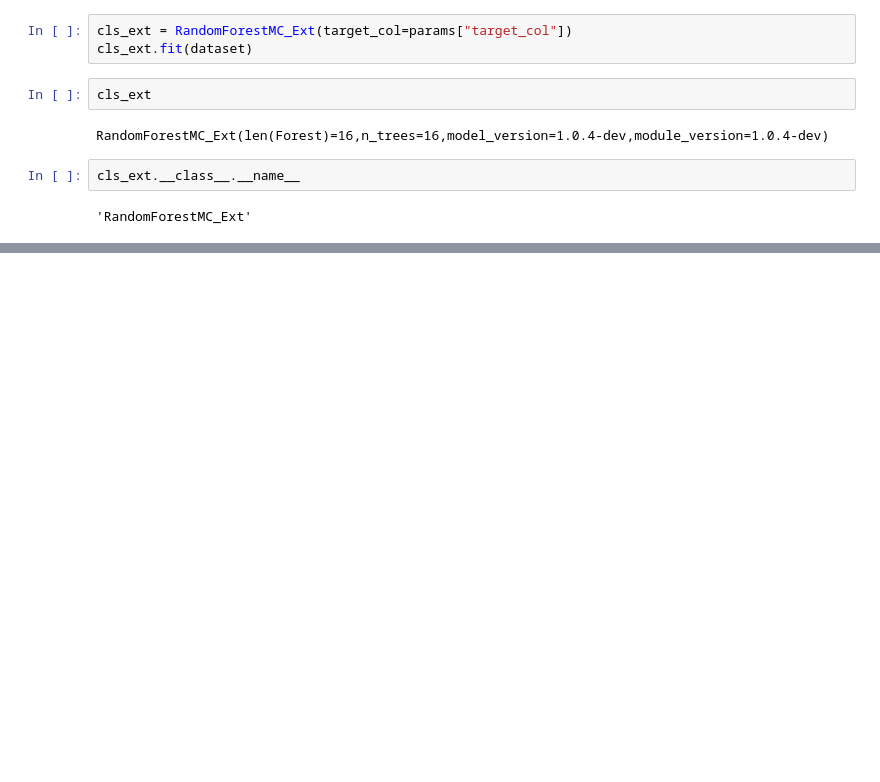
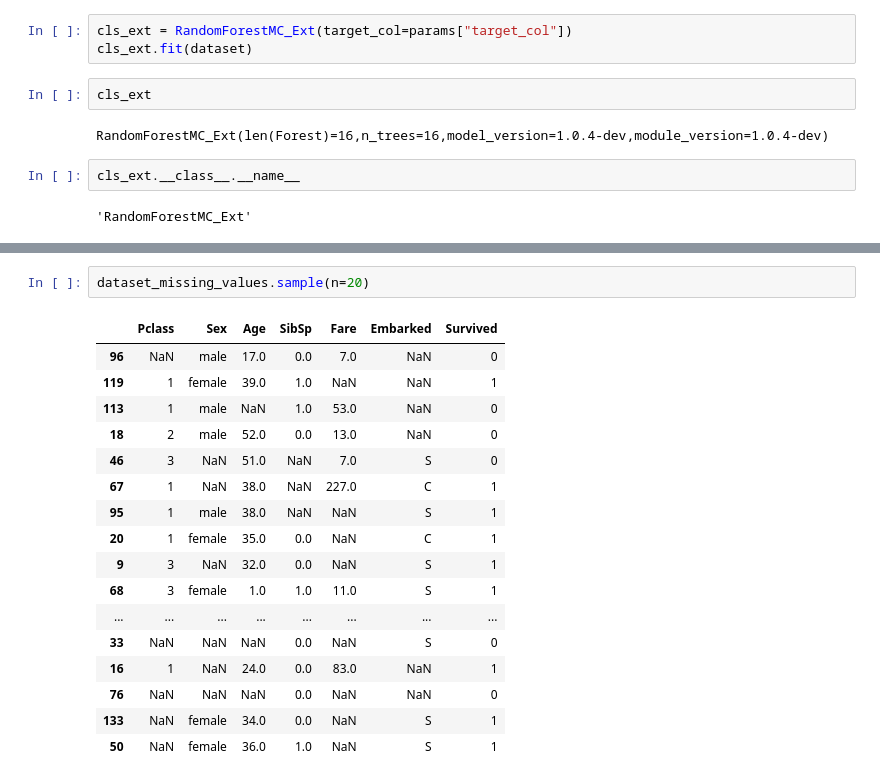
Before and after one commit to ysraell/random-forest-mc-utils, a Jupyter notebook: dev/dev-1.1.0.ipynb, the cells around one changed output, grey strips where cells are left out. Cells and saved outputs as stored; diff of their text form; blank space fills up the shorter version.

```diff
--- a/dev/dev-1.1.0.ipynb
+++ b/dev/dev-1.1.0.ipynb
@@ -247,0 +244,20 @@ col
+# %%
+dataset_missing_values.sample(n=20)
+# %% [output]
+|  | Pclass | Sex | Age | SibSp | Fare | Embarked | Survived |
+| 96 | NaN | male | 17.0 | 0.0 | 7.0 | NaN | 0 |
+| 119 | 1 | female | 39.0 | 1.0 | NaN | NaN | 1 |
+| 113 | 1 | male | NaN | 1.0 | 53.0 | NaN | 0 |
+| 18 | 2 | male | 52.0 | 0.0 | 13.0 | NaN | 0 |
+| 46 | 3 | NaN | 51.0 | NaN | 7.0 | S | 0 |
+| 67 | 1 | NaN | 38.0 | NaN | 227.0 | C | 1 |
+| 95 | 1 | male | 38.0 | NaN | NaN | S | 1 |
+| 20 | 1 | female | 35.0 | 0.0 | NaN | C | 1 |
+| 9 | 3 | NaN | 32.0 | 0.0 | NaN | S | 1 |
+| 68 | 3 | female | 1.0 | 1.0 | 11.0 | S | 1 |
+| ... | ... | ... | ... | ... | ... | ... | ... |
+| 33 | NaN | NaN | NaN | 0.0 | NaN | S | 0 |
+| 16 | 1 | NaN | 24.0 | 0.0 | 83.0 | NaN | 1 |
+| 76 | NaN | NaN | NaN | 0.0 | NaN | NaN | 0 |
+| 133 | NaN | female | 34.0 | 0.0 | NaN | S | 1 |
+| 50 | NaN | female | 36.0 | 1.0 | NaN | S | 1 |
```
Also changed, not shown: parts of 26 cells of this notebook, 1 other file.
